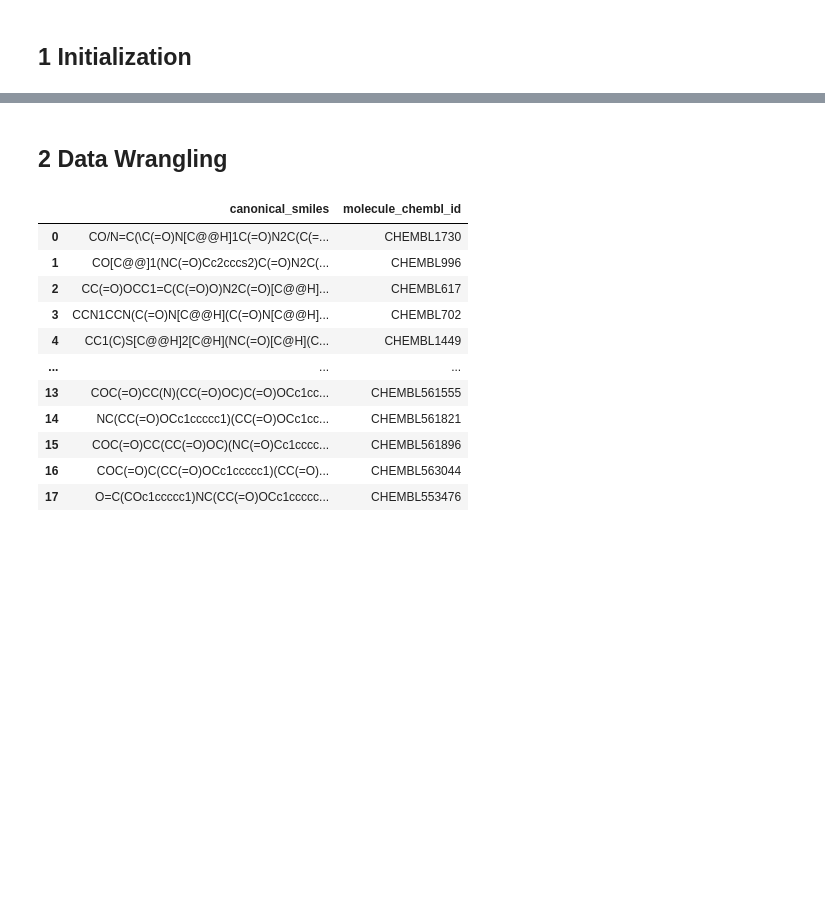
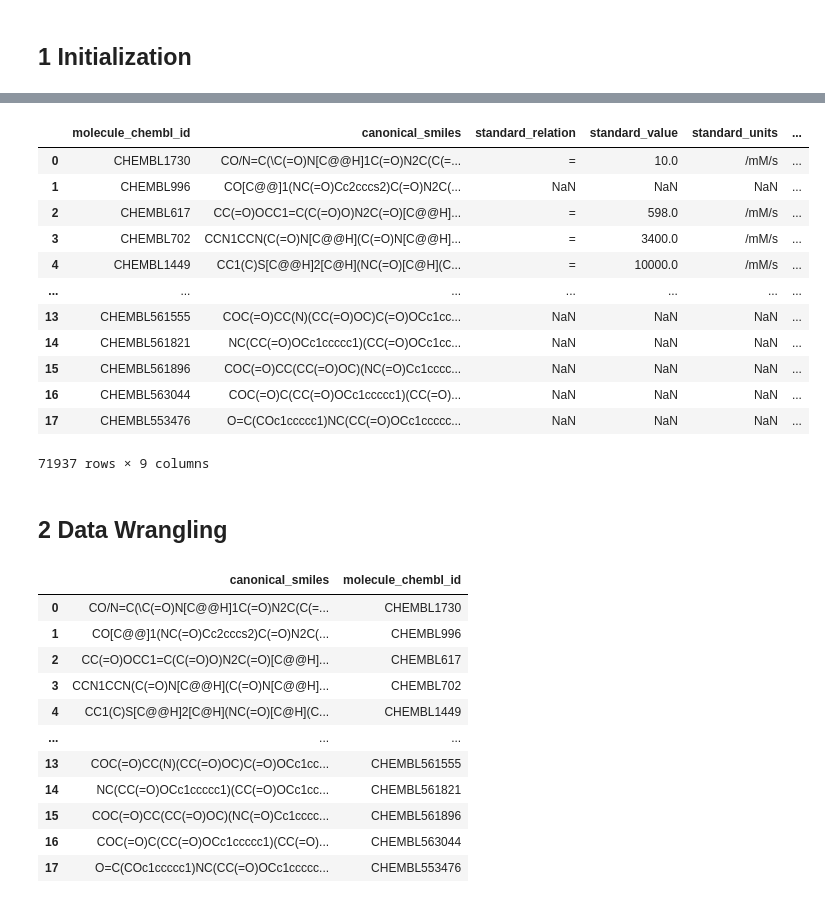
Before and after one commit to dataprofessor/beta-lactamase, a Jupyter notebook: Data_Wrangling_and_EDA.ipynb, the cells around one changed output, grey strips where cells are left out. Drawn from its saved outputs; the diff is of its cells as text; code cells hidden in the pictures; blank space fills up the shorter version.

```diff
--- a/Data_Wrangling_and_EDA.ipynb
+++ b/Data_Wrangling_and_EDA.ipynb
@@ -70,3 +78,21 @@ df.head()
+# %%
+# 1.8 Remove row with missing canonical_smiles
+df = df[df['canonical_smiles'].notna()]
+df
+# %% [output]
+|  | molecule_chembl_id | canonical_smiles | standard_relation | standard_value | standard_units | ... |
+| 0 | CHEMBL1730 | CO/N=C(\C(=O)N[C@@H]1C(=O)N2C(C(=... | = | 10.0 | /mM/s | ... |
+| 1 | CHEMBL996 | CO[C@@]1(NC(=O)Cc2cccs2)C(=O)N2C(... | NaN | NaN | NaN | ... |
+| 2 | CHEMBL617 | CC(=O)OCC1=C(C(=O)O)N2C(=O)[C@@H]... | = | 598.0 | /mM/s | ... |
+| 3 | CHEMBL702 | CCN1CCN(C(=O)N[C@@H](C(=O)N[C@@H]... | = | 3400.0 | /mM/s | ... |
+| 4 | CHEMBL1449 | CC1(C)S[C@@H]2[C@H](NC(=O)[C@H](C... | = | 10000.0 | /mM/s | ... |
+| ... | ... | ... | ... | ... | ... | ... |
+| 13 | CHEMBL561555 | COC(=O)CC(N)(CC(=O)OC)C(=O)OCc1cc... | NaN | NaN | NaN | ... |
+| 14 | CHEMBL561821 | NC(CC(=O)OCc1ccccc1)(CC(=O)OCc1cc... | NaN | NaN | NaN | ... |
+| 15 | CHEMBL561896 | COC(=O)CC(CC(=O)OC)(NC(=O)Cc1cccc... | NaN | NaN | NaN | ... |
+| 16 | CHEMBL563044 | COC(=O)C(CC(=O)OCc1ccccc1)(CC(=O)... | NaN | NaN | NaN | ... |
+| 17 | CHEMBL553476 | O=C(COc1ccccc1)NC(CC(=O)OCc1ccccc... | NaN | NaN | NaN | ... |
+71937 rows × 9 columns
 # %%
 # 1.3 Sort rows to remove duplicated molecules
 # https://www.youtube.com/watch?v=_GtEgiWWyK4
```
Also changed, not shown: parts of 5 cells of this notebook, 3 other files.
